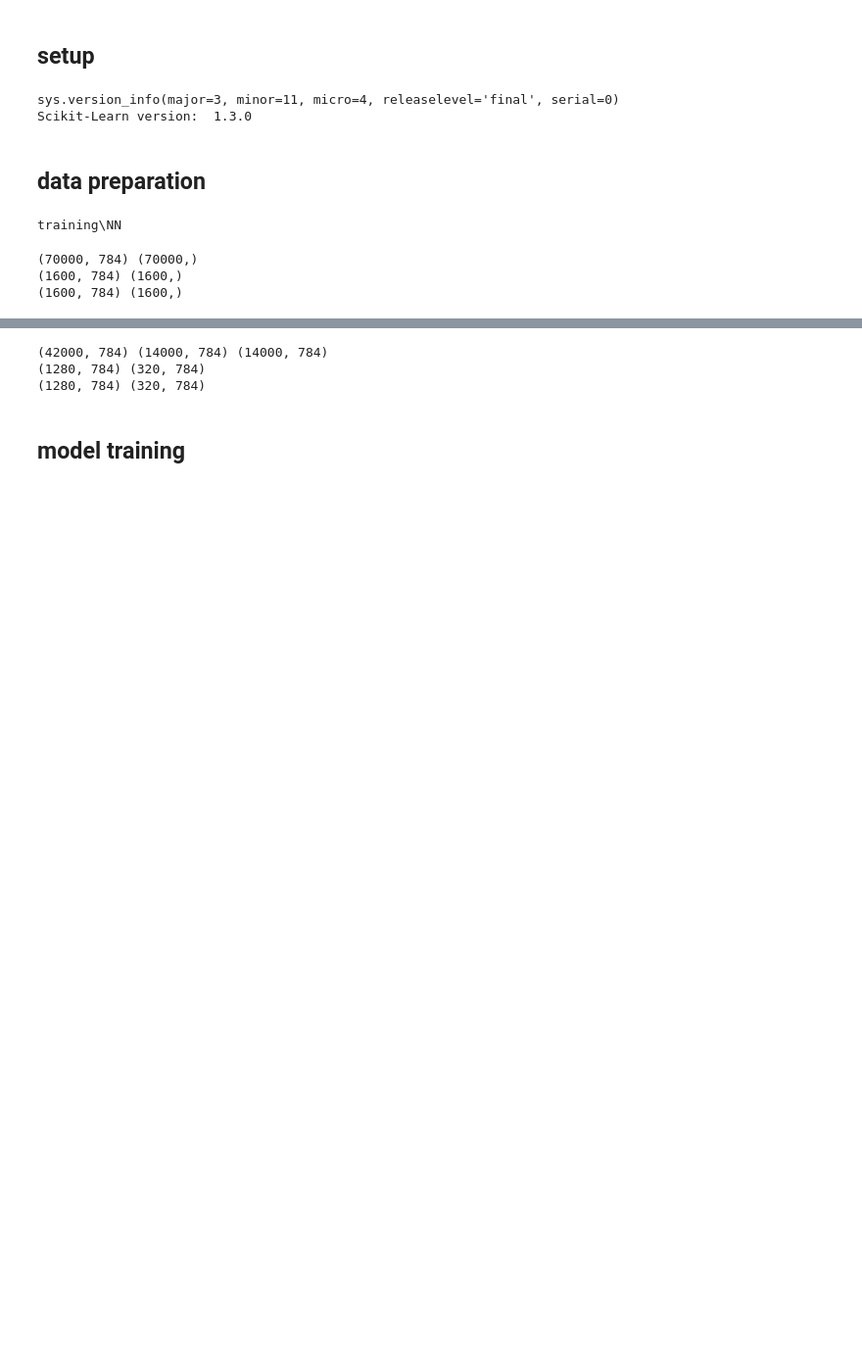
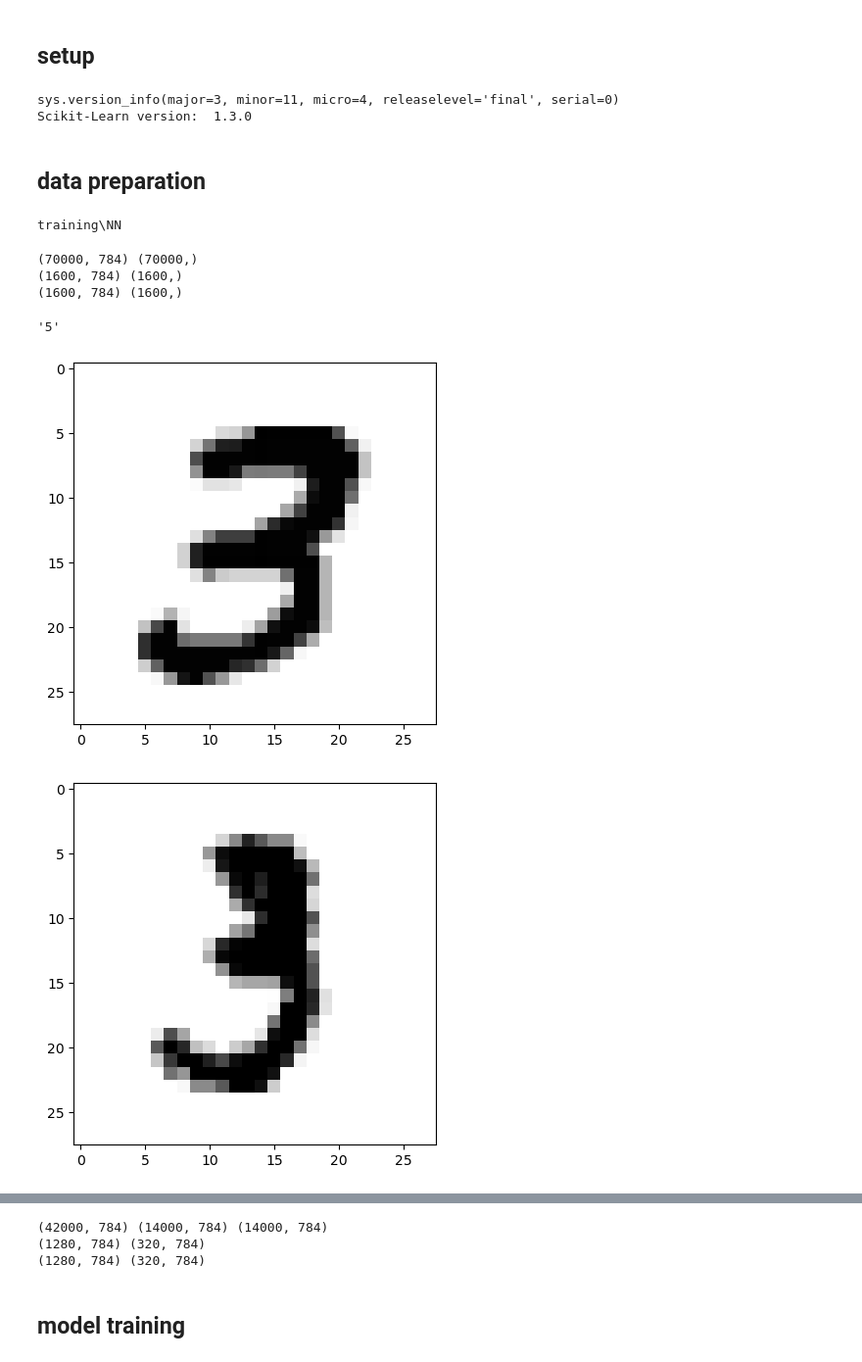
Before and after one commit to nonameR9077/MLproject_2023-2, a Jupyter notebook: NN/NN_learning.ipynb, the cells around one changed output, grey strips where cells are left out. Shown at 98% size. Saved outputs shown, nothing was run; the diff lists cells and outputs as text; code cells hidden in the pictures; blank space fills up the shorter version.

Commit message:
data analyze

```diff
--- a/NN/NN_learning.ipynb
+++ b/NN/NN_learning.ipynb
@@ -73,3 +73,24 @@ print(X_myData_sym.shape, y_myData_sym.shape)
 (70000, 784) (70000,)
 (1600, 784) (1600,)
 (1600, 784) (1600,)
+# %%
+n = y_mnist[0]
+n
+# %% [output]
+'5'
+# %%
+import matplotlib.pyplot as plt
+
+def plot_digit(image_data):
+    image = image_data.reshape(28, 28)
+    plt.imshow(image, cmap="binary")
+    # Show axis for now
+    # plt.axis("off")
+# %%
+mnist_3 = X_mnist[y_mnist == '3']
+for i in range(10):
+    plot_digit(mnist_3[i])
+    plt.show()
+# %% [output]
+[figure, added]
+[figure, added]
```
Also changed, not shown: parts of 12 cells of this notebook, 2 other files.
